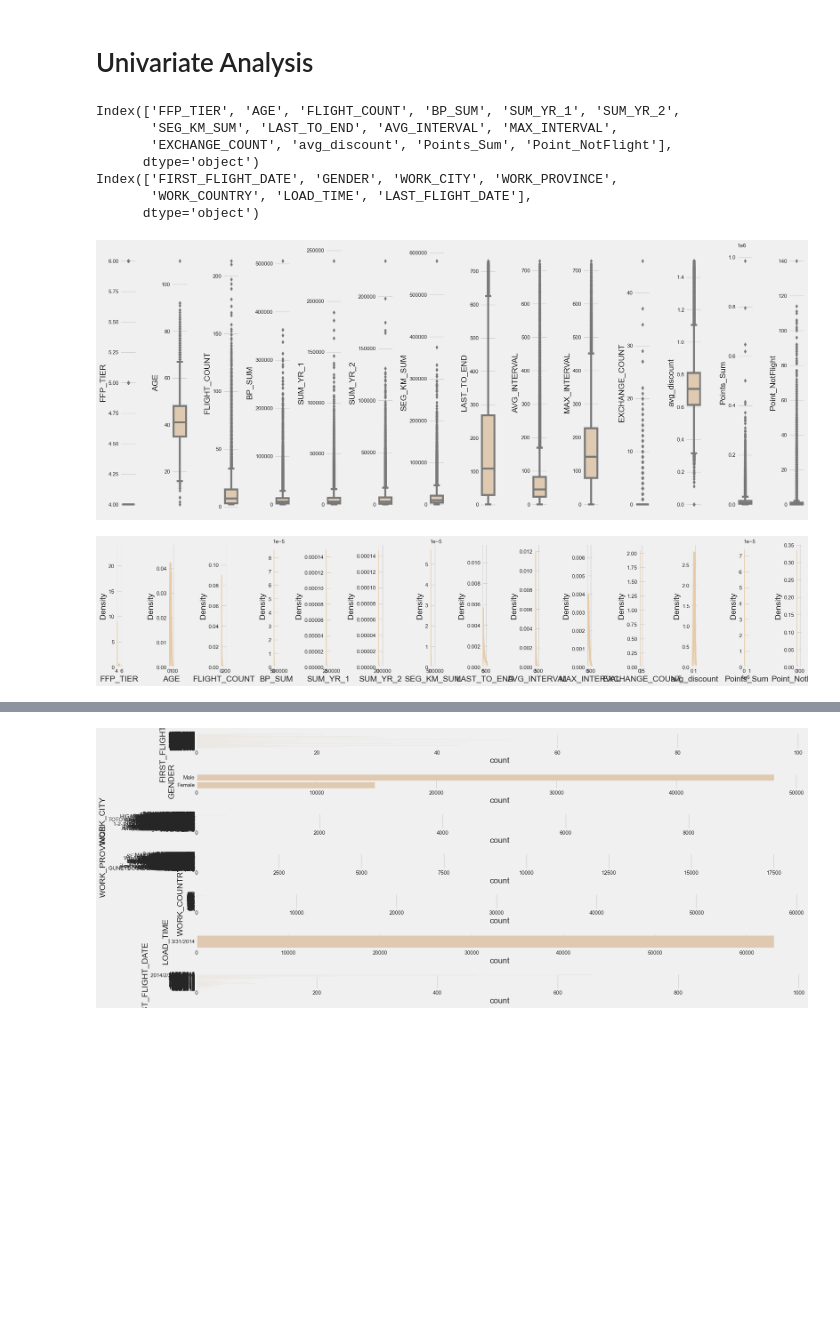
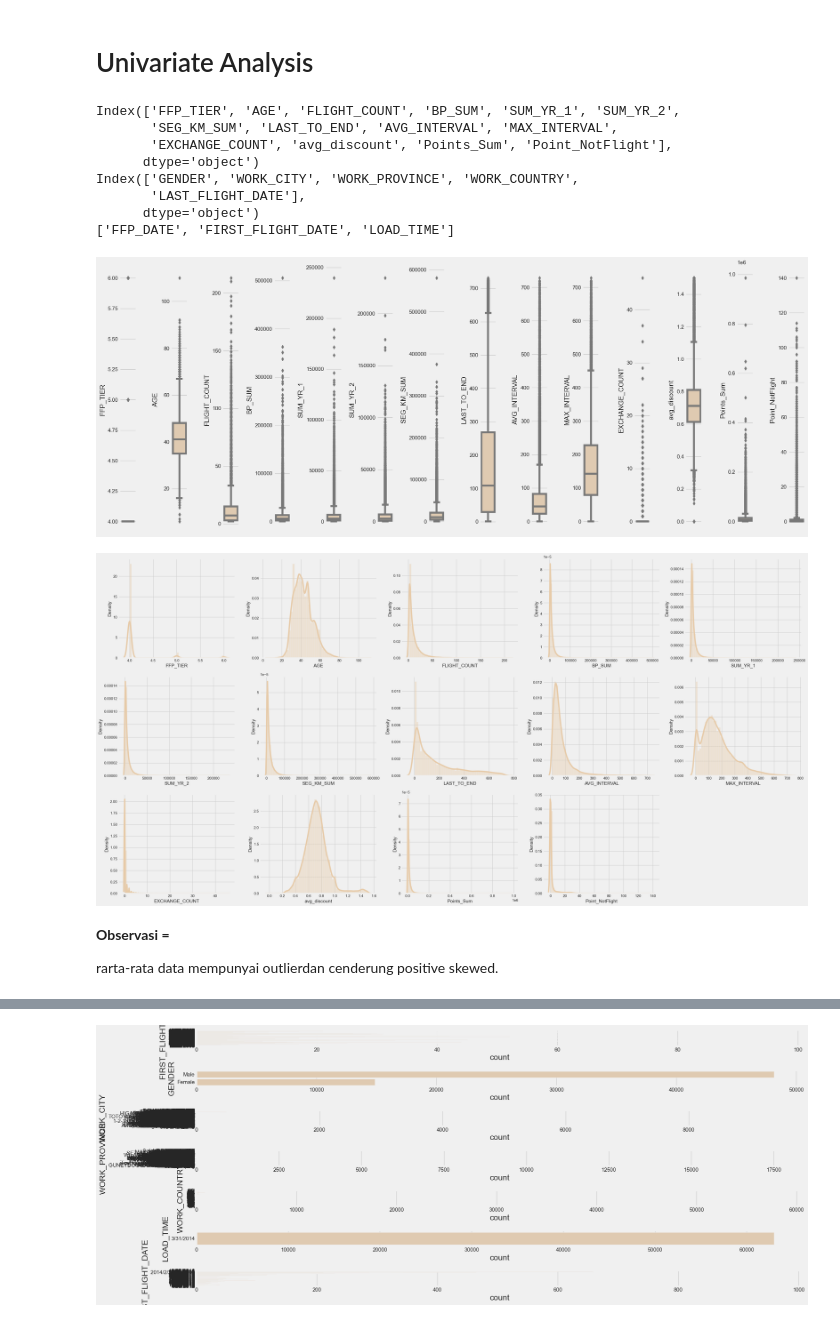
Before and after one commit to ruslanhadii/hw_unsupervised, a Jupyter notebook: homework_unsupervised.ipynb, the cells around one changed output, grey strips where cells are left out. Drawn from its saved outputs; the diff is of its cells as text; code cells hidden in the pictures; blank space fills up the shorter version.

Commit message:
outliers

```diff
--- a/homework_unsupervised.ipynb
+++ b/homework_unsupervised.ipynb
@@ -82,9 +88,9 @@ from datetime import datetime
 # date = [datetime.strptime(date, '%m-%d-%Y').date() for date in df_date]
 
 df['FFP_DATE'] = pd.to_datetime(df['FFP_DATE'])
-# df['FIRST_FLIGHT_DATE'] = pd.to_datetime(df['FIRST_FLIGHT_DATE'])
-# df['LOAD_TIME'] = pd.to_datetime(df['LOAD_TIME'])
-# df['LAST_FLIGHT_DATE'] = pd.to_datetime(df['LAST_FLIGHT_DATE'])
+df['FIRST_FLIGHT_DATE'] = pd.to_datetime(df['FIRST_FLIGHT_DATE'])
+df['LOAD_TIME'] = pd.to_datetime(df['LOAD_TIME'])
+#df['LAST_FLIGHT_DATE'] = pd.to_datetime(df['LAST_FLIGHT_DATE'])   #pada thn 2014 hanya 28 hari, sedangkan di data terdapat tanggal 29
 df
 # %% [output]
 |  | MEMBER_NO | FFP_DATE | FIRST_FLIGHT_DATE | GENDER | FFP_TIER | WORK_CITY | WORK_PROVINCE | WORK_COUNTRY | ... |
@@ -212,29 +260,37 @@ Ukuran penyebaran dari kolom Point_NotFlight, variance = 54.23, range = 140, IQR
 # Pengelompokan kolom berdasarkan jenisnya
 print(num)
 print(cats)
+print(timestamp)
 # %% [output]
 Index(['FFP_TIER', 'AGE', 'FLIGHT_COUNT', 'BP_SUM', 'SUM_YR_1', 'SUM_YR_2',
        'SEG_KM_SUM', 'LAST_TO_END', 'AVG_INTERVAL', 'MAX_INTERVAL',
        'EXCHANGE_COUNT', 'avg_discount', 'Points_Sum', 'Point_NotFlight'],
       dtype='object')
-Index(['FIRST_FLIGHT_DATE', 'GENDER', 'WORK_CITY', 'WORK_PROVINCE',
-       'WORK_COUNTRY', 'LOAD_TIME', 'LAST_FLIGHT_DATE'],
+Index(['GENDER', 'WORK_CITY', 'WORK_PROVINCE', 'WORK_COUNTRY',
+       'LAST_FLIGHT_DATE'],
       dtype='object')
+['FFP_DATE', 'FIRST_FLIGHT_DATE', 'LOAD_TIME']
 # %%
 for i in range(0, len(num)):
     plt.subplot(1, len(num), i+1)
     sns.boxplot(y=df[num[i]], color = '#E7CBA9', data=df, orient = 'v')
     plt.tight_layout()
 # %% [output]
-[figure, old version]
+[figure, new version]
 # %%
-# plt.figure(figsize=(30, 15))
+plt.figure(figsize=(30, 15))
+
+k = int((len(num)+2)/3)
 for i in range(0, len(num)):
-    plt.subplot(2, len(num), i+1)
+    plt.subplot(3, k, i+1)
     sns.distplot(df[num[i]], color='#E7CBA9')
     plt.tight_layout()
 # %% [output]
-[figure, old version]
+[figure, new version]
+# %% [markdown]
+**Observasi =**
+
+rarta-rata data mempunyai outlierdan cenderung positive skewed.
 # %%
 for i in range(0, len(num)):
     plt.subplot(1, len(num), i+1)
```
Also changed, not shown: parts of 16 cells of this notebook.
